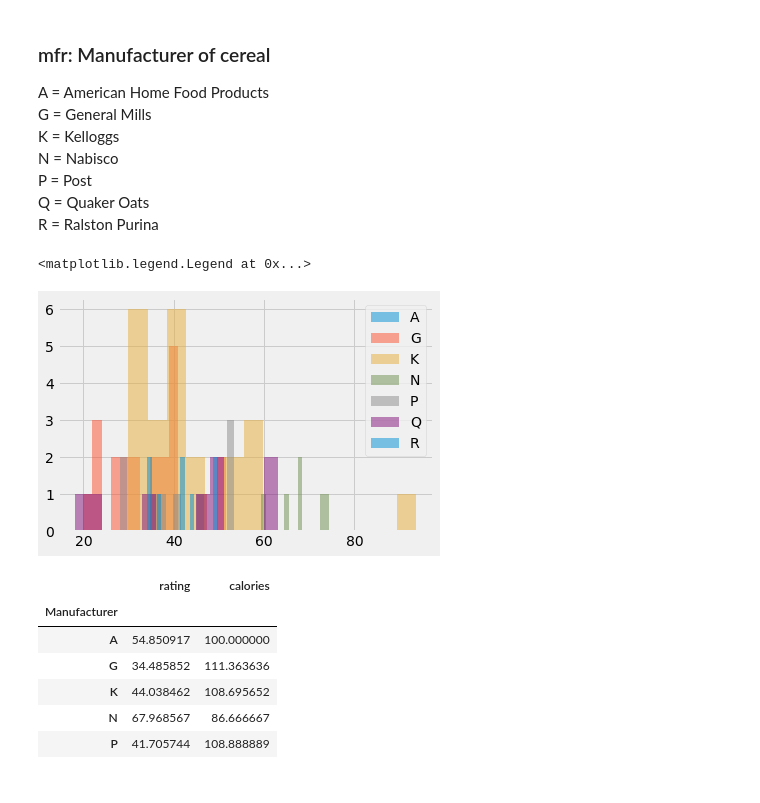
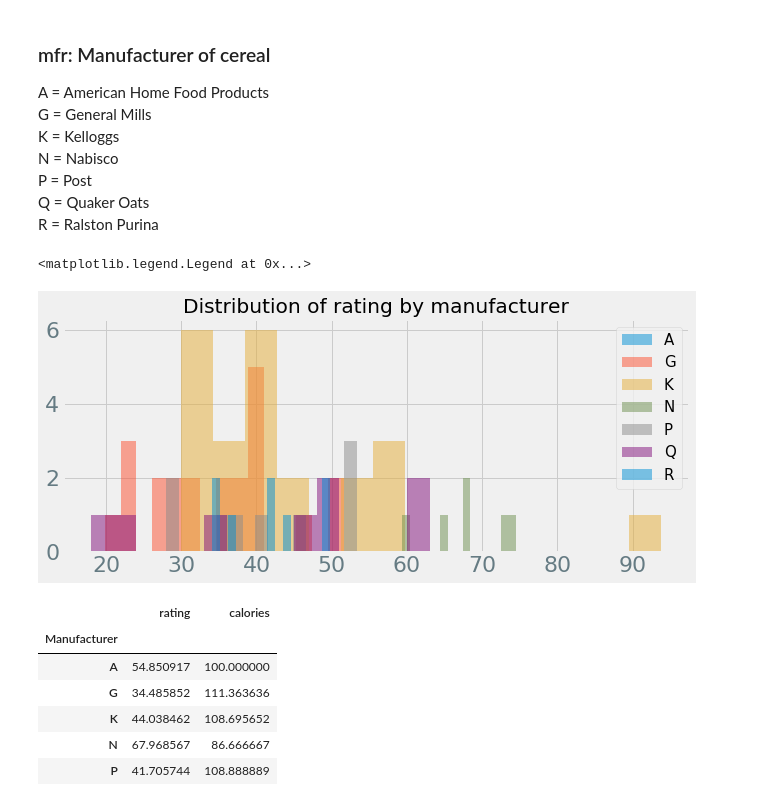
Before and after one commit to coralrubilar/CerealAnalysisInPython, a Jupyter notebook: Cereal.ipynb, the cells around one changed output. Cells and saved outputs as stored; diff of their text form; code cells hidden in the pictures.

```diff
--- a/Cereal.ipynb
+++ b/Cereal.ipynb
@@ -198,15 +185,17 @@ P = Post <br>
 Q = Quaker Oats <br>
 R = Ralston Purina <br>
 # %%
+plt.figure(figsize=(10,4))
 df[df["Manufacturer"]=="A"]["rating"].hist(alpha=0.5,bins=15)
 df[df["Manufacturer"]=="G"]["rating"].hist(alpha=0.5,bins=15)
 df[df["Manufacturer"]=="K"]["rating"].hist(alpha=0.5,bins=15)
 df[df["Manufacturer"]=="N"]["rating"].hist(alpha=0.5,bins=15)
 df[df["Manufacturer"]=="P"]["rating"].hist(alpha=0.5,bins=15)
 df[df["Manufacturer"]=="Q"]["rating"].hist(alpha=0.5,bins=15)
 df[df["Manufacturer"]=="R"]["rating"].hist(alpha=0.5,bins=15)
-plt.legend(["A","G","K","N","P","Q","R"])
+plt.title('Distribution of rating by manufacturer')
+plt.legend(["A","G","K","N","P","Q","R"],prop={"size":15})
 # %% [output]
 <matplotlib.legend.Legend at 0x...>
-[figure, old version]
+[figure, new version]
 # %%
```
Also changed, not shown: parts of 33 cells of this notebook.
